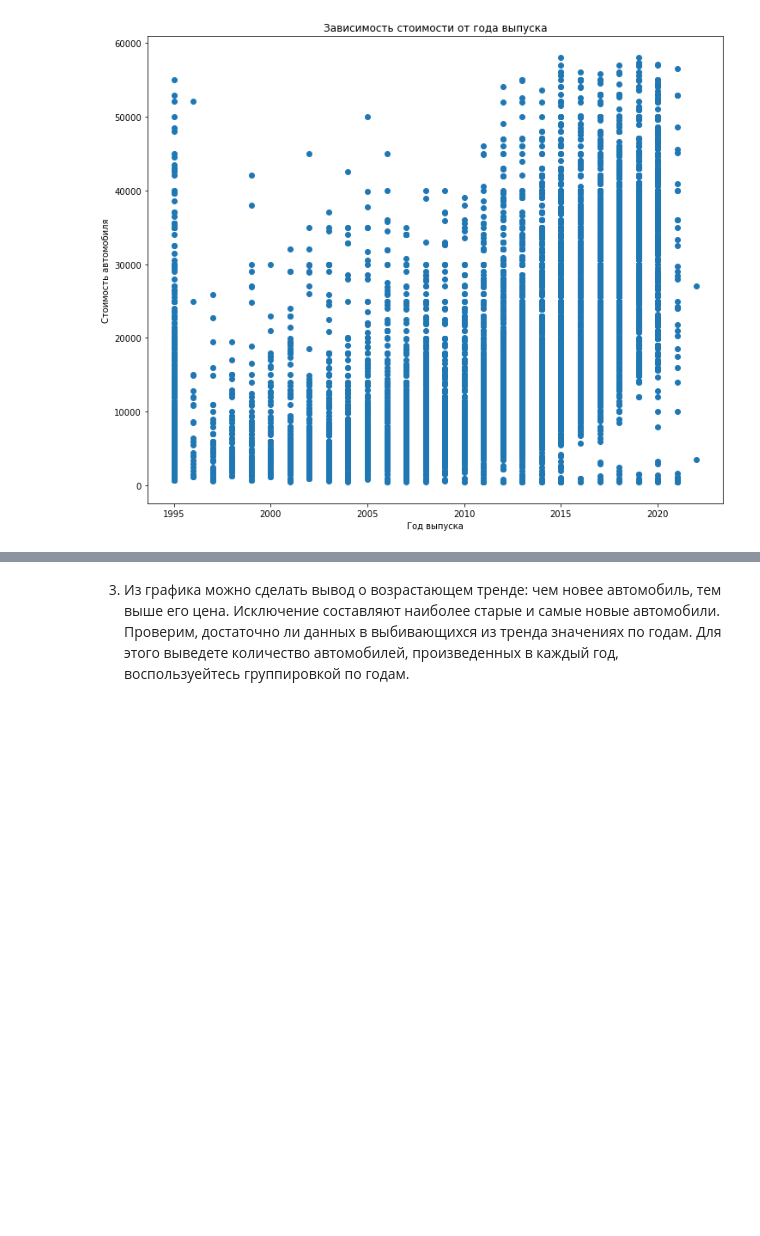
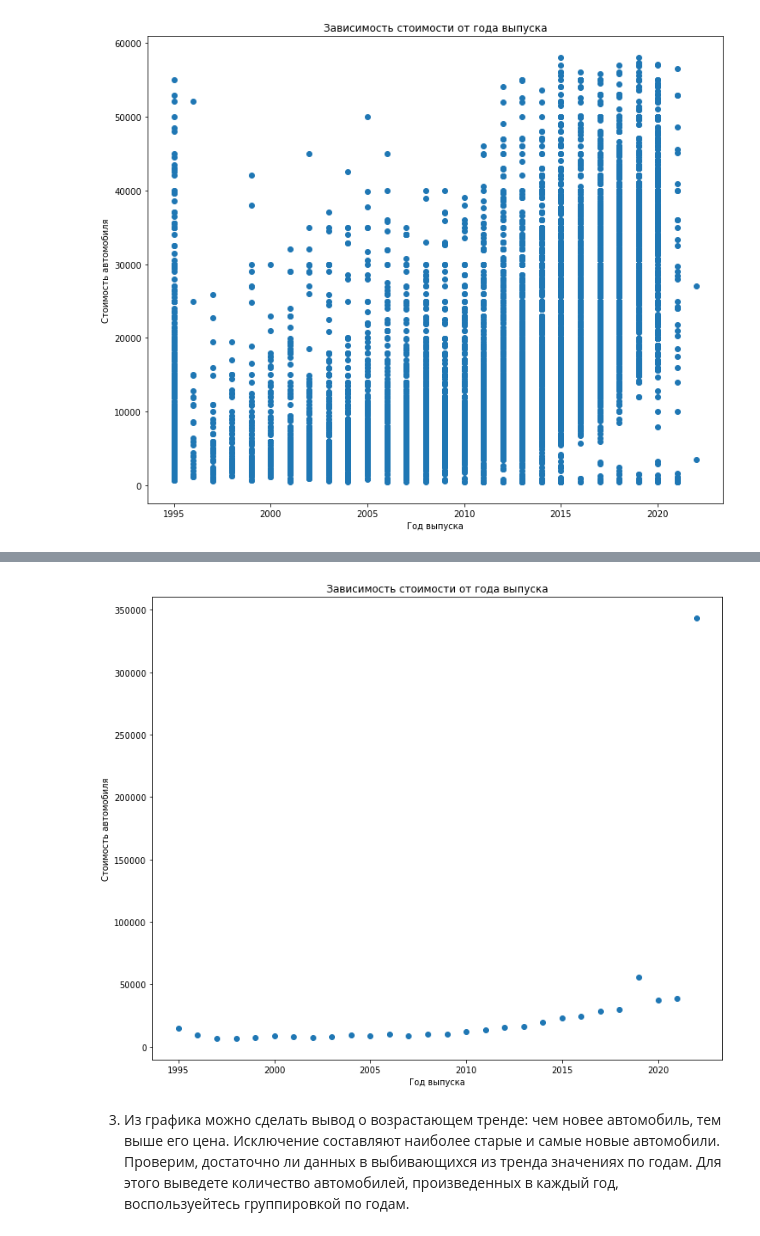
Before and after one commit to UzunDemir/19.4.Exploratory-Data-Analysis-Data-Visualization.-Practical-work, a Jupyter notebook: 19_4_Практическая_работа_.ipynb, the cells around one changed output, grey strips where cells are left out. Cells and saved outputs as stored; diff of their text form; code cells hidden in the pictures; blank space fills up the shorter version.

```diff
--- a/19_4_Практическая_работа_.ipynb
+++ b/19_4_Практическая_работа_.ipynb
@@ -326,3 +336,15 @@ plt.show()
+# %%
+
+x = df_price_mean_per_year['year'].tolist()
+y = df_price_mean_per_year['price_mean'].tolist()
+fig, ax = plt.subplots(figsize=(12, 10))
+ax.scatter(x, y)
+plt.xlabel("Год выпуска")
+plt.ylabel("Стоимость автомобиля")
+plt.title("Зависимость стоимости от года выпуска")
+plt.show()
+# %% [output]
+[figure, added]
 # %% [markdown]
 3. Из графика можно сделать вывод о возрастающем тренде: чем новее автомобиль, тем выше его цена. Исключение составляют наиболее старые и самые новые автомобили. Проверим, достаточно ли данных в выбивающихся из тренда значениях по годам. Для этого выведете количество автомобилей, произведенных в каждый год, воспользуейтесь группировкой по годам.
 # %%
```
Also changed, not shown: parts of 18 cells of this notebook.
